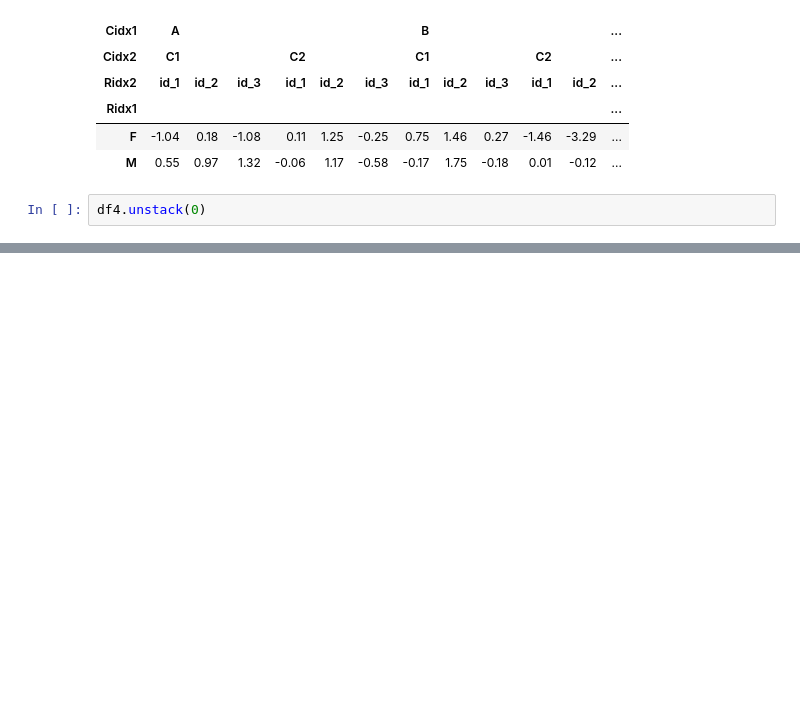
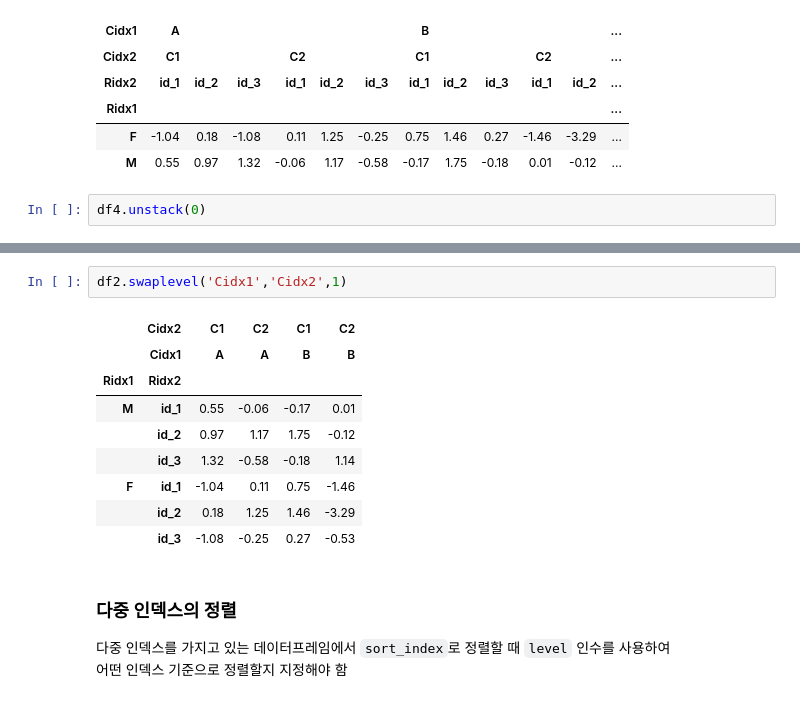
Before and after one commit to jojaehyeok99/python_20240215, a Jupyter notebook: pandas_data_analysis/pandas_multi_index.ipynb, the cells around one changed output, grey strips where cells are left out. Drawn from its saved outputs; the diff is of its cells as text; blank space fills up the shorter version.

```diff
--- a/pandas_data_analysis/pandas_multi_index.ipynb
+++ b/pandas_data_analysis/pandas_multi_index.ipynb
@@ -121,0 +265,16 @@ df4.unstack(0)
+# %%
+df2.swaplevel('Cidx1','Cidx2',1)
+# %% [output]
+|  | Cidx2 | C1 | C2 | C1 | C2 |
+|  | Cidx1 | A | A | B | B |
+| Ridx1 | Ridx2 |  |  |  |  |
+| M | id_1 | 0.55 | -0.06 | -0.17 | 0.01 |
+|  | id_2 | 0.97 | 1.17 | 1.75 | -0.12 |
+|  | id_3 | 1.32 | -0.58 | -0.18 | 1.14 |
+| F | id_1 | -1.04 | 0.11 | 0.75 | -1.46 |
+|  | id_2 | 0.18 | 1.25 | 1.46 | -3.29 |
+|  | id_3 | -1.08 | -0.25 | 0.27 | -0.53 |
+# %% [markdown]
+### 다중 인덱스의 정렬
+다중 인덱스를 가지고 있는 데이터프레임에서 `sort_index`로 정렬할 때 `level` 인수를 사용하여
+어떤 인덱스 기준으로 정렬할지 지정해야 함
```
Also changed, not shown: parts of 29 cells of this notebook.
